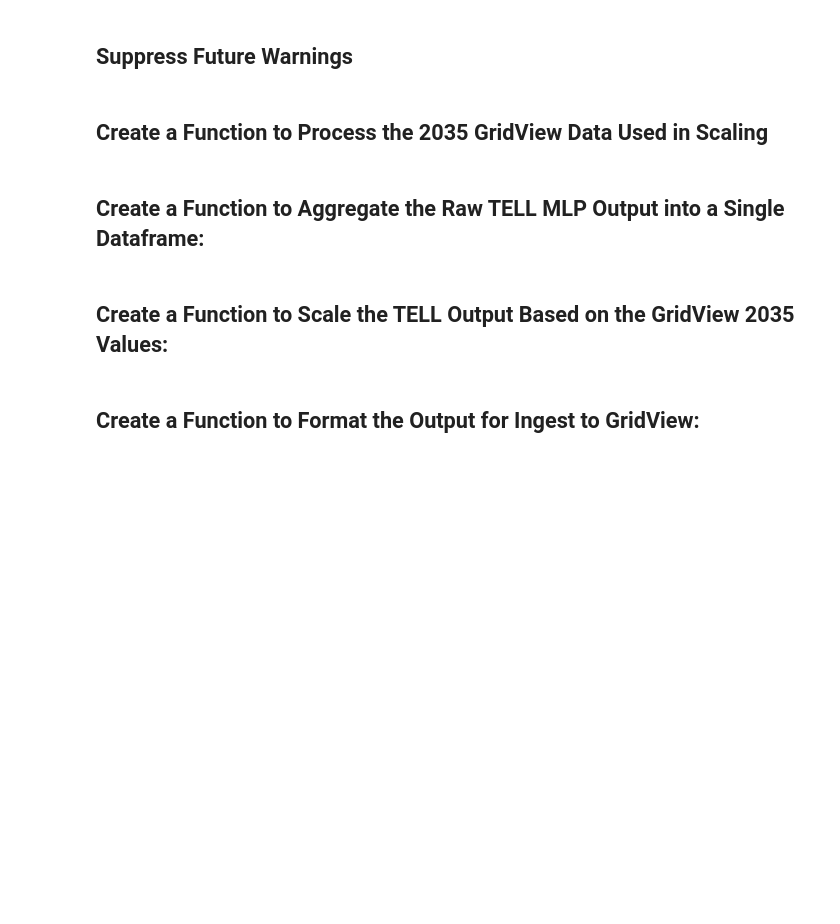
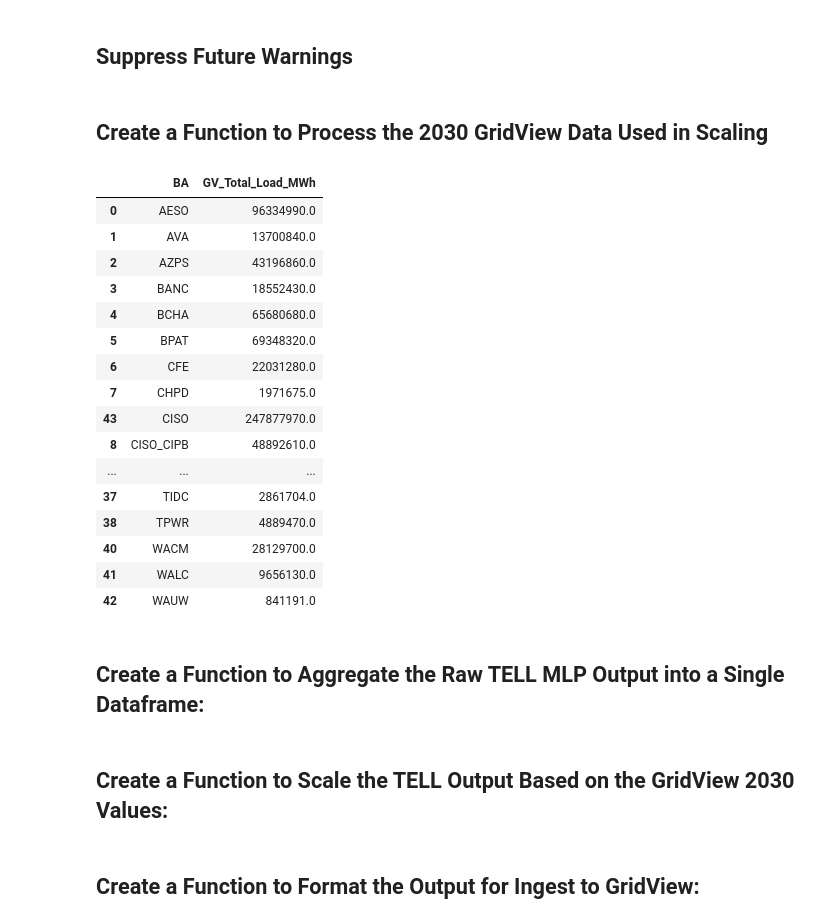
Before and after one commit to cdburley/nuclear_heat_wave_loads, a Jupyter notebook: notebooks/process_load_data.ipynb, the cells around one changed output. Drawn from its saved outputs; the diff is of its cells as text; code cells hidden in the pictures; blank space fills up the shorter version.

```diff
--- a/notebooks/process_load_data.ipynb
+++ b/notebooks/process_load_data.ipynb
@@ -21,12 +21,12 @@ plot_dir =  '/Users/burl878/Documents/Code/code_repos/ntp_heat_wave_loads/plots/
 # %%
 warnings.simplefilter(action='ignore', category=FutureWarning)
 # %% [markdown]
-## Create a Function to Process the 2035 GridView Data Used in Scaling
+## Create a Function to Process the 2030 GridView Data Used in Scaling
 # %%
 def process_gridview_data(data_dir: str):
 
     # Read in the raw data .csv file:
-    gv_df = pd.read_csv((data_dir + 'wecc_load_2035.csv'))
+    gv_df = pd.read_csv((data_dir + 'WECC_2030_LOAD.csv'))
 
     # Subset to just the annual total demand by BA:
     gv_df = gv_df[-3:-2]
@@ -36,8 +36,11 @@ def process_gridview_data(data_dir: str):
     gv_df.columns = gv_df.columns.str.replace("_2030.dat", "")
     gv_df.columns = gv_df.columns.str.replace("Load_", "")
 
-    # Delete the index and last column:
-    del gv_df["Index"], gv_df["Unnamed: 38"]
+    # Delete the index column:
+    del gv_df["Index"], gv_df["Unnamed: 44"]
+
+    # Convert the values to floats:
+    gv_df = gv_df.astype(float)
 
     # Compute the total loads for CISO, IPCO, NEVP, and PACE:
     gv_df['CISO'] = (gv_df['CIPB'] + gv_df['CIPV'] + gv_df['CISC'] + gv_df['CISD'] + gv_df['VEA']).round(2)
@@ -65,6 +68,30 @@ def process_gridview_data(data_dir: str):
 
     # Return the output dataframe:
     return gv_df
+# %%
+# Read in the processed GridView file and rename a column for consistency:
+gv_df = process_gridview_data(data_dir = data_dir)
+gv_df.rename(columns={'Total_Load_MWh': 'GV_Total_Load_MWh'}, inplace=True)
+
+gv_df
+# %% [output]
+|  | BA | GV_Total_Load_MWh |
+| 0 | AESO | 96334990.0 |
+| 1 | AVA | 13700840.0 |
+| 2 | AZPS | 43196860.0 |
+| 3 | BANC | 18552430.0 |
+| 4 | BCHA | 65680680.0 |
+| 5 | BPAT | 69348320.0 |
+| 6 | CFE | 22031280.0 |
+| 7 | CHPD | 1971675.0 |
+| 43 | CISO | 247877970.0 |
+| 8 | CISO_CIPB | 48892610.0 |
+| ... | ... | ... |
+| 37 | TIDC | 2861704.0 |
+| 38 | TPWR | 4889470.0 |
+| 40 | WACM | 28129700.0 |
+| 41 | WALC | 9656130.0 |
+| 42 | WAUW | 841191.0 |
 # %% [markdown]
 ## Create a Function to Aggregate the Raw TELL MLP Output into a Single Dataframe:
 # %%
@@ -94,7 +121,7 @@ def aggregate_mlp_output_files(data_dir: str, year_to_process: str):
     # Return the output dataframe:
     return tell_df
 # %% [markdown]
-## Create a Function to Scale the TELL Output Based on the GridView 2035 Values:
+## Create a Function to Scale the TELL Output Based on the GridView 2030 Values:
 # %%
 def scale_tell_loads(data_dir: str, year_to_process: str):
 
```
Also changed, not shown: parts of 8 cells of this notebook, 5 other files.
